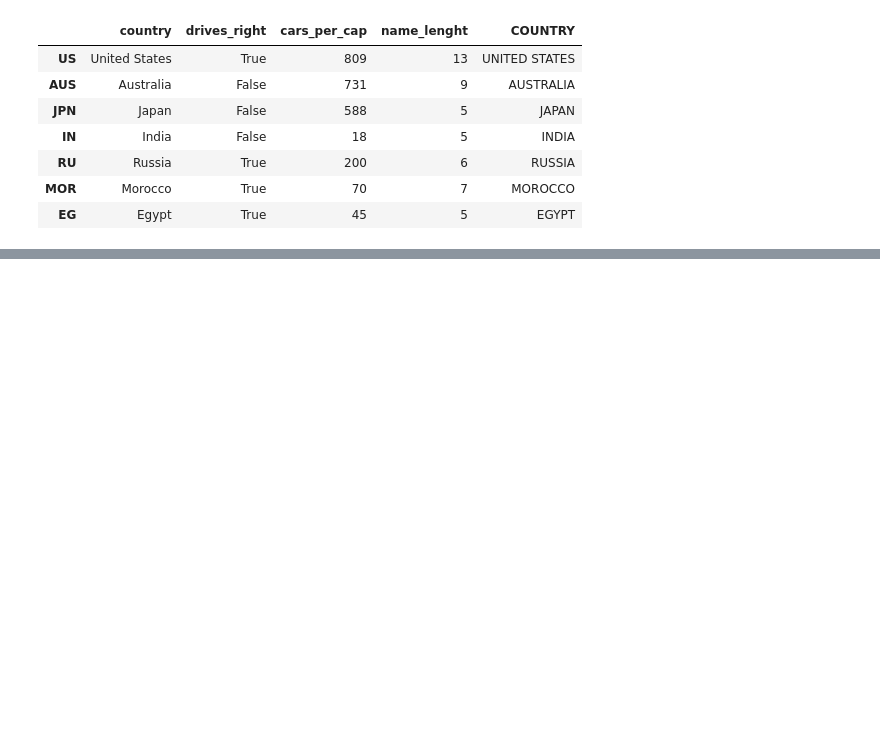
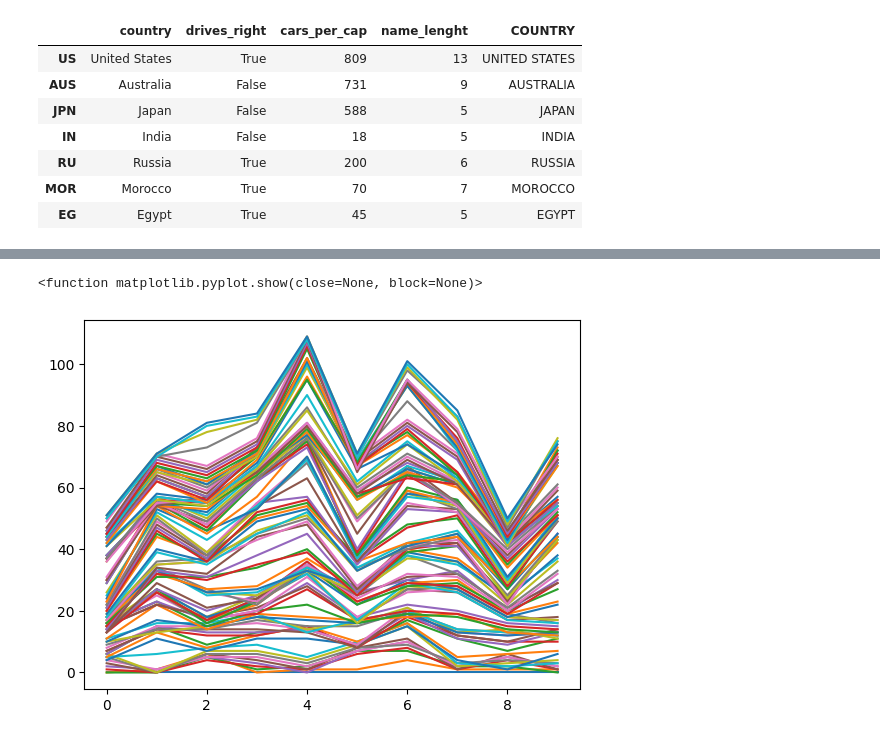
Before and after one commit to JeffBucker/DatacampDataAnalystTrack, a Jupyter notebook: Intermediate Python.ipynb, the cells around one changed output, grey strips where cells are left out. Drawn from its saved outputs; the diff is of its cells as text; code cells hidden in the pictures; blank space fills up the shorter version.

```diff
--- a/Intermediate Python.ipynb
+++ b/Intermediate Python.ipynb
@@ -584,0 +644,24 @@ coin = np.random.randint(0,2)    # generate 0 or 1
+# %%
+# Simulation  of 10 occurrences
+
+all_steps = []    # we store the final steps in this list
+# Generate 10 occurences of the simulation
+for x in range(0,10):
+    random_walk = [0]
+
+    for x in range(100):
+        step = random_walk[-1]
+        # np.random.seed(123)
+        dice = np.random.randint(1,7)
+
+        if dice <= 2:
+            step = max(0,step - 1)    # ensure step can't go below 0
+        elif dice <= 5:
+            step = step + 1
+        else:
+            step = step + np.random.randint(1,7)
+        random_walk.append(step)
+    all_steps.append(random_walk)    # we store all the data in final steps
+
+np_steps = np.array(all_steps)   # and convert into a numpy array
+np_steps
@@ -584,0 +676,7 @@ coin = np.random.randint(0,2)    # generate 0 or 1
+# %%
+plt.plot(np_steps)
+plt.show
+# this is not what we want, the data need to be transposed
+# %% [output]
+<function matplotlib.pyplot.show(close=None, block=None)>
+[figure, added]
```
Also changed, not shown: parts of 12 cells of this notebook.
